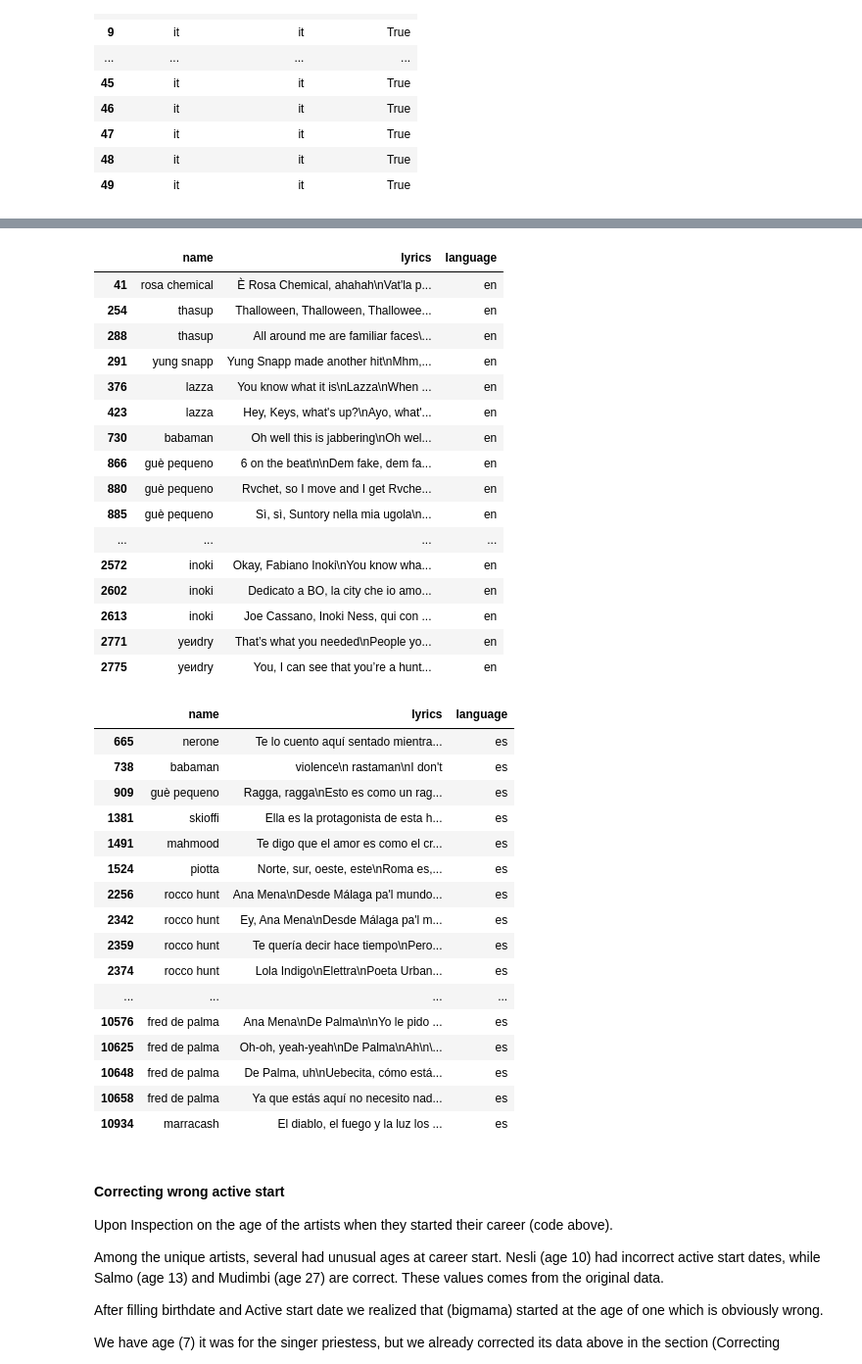
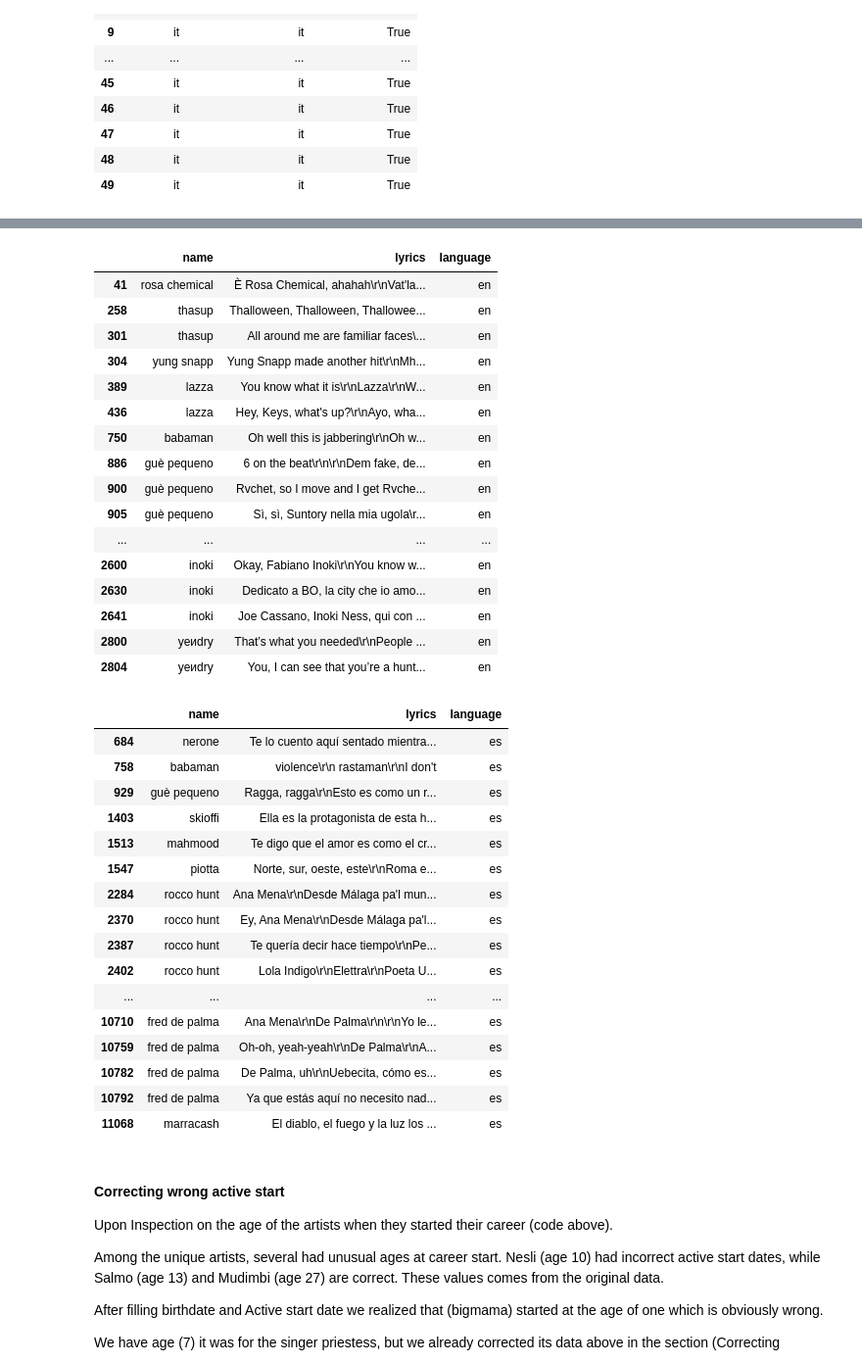
Before and after one commit to MichelaFaella/data_mining_project, a Jupyter notebook: data_cleaning_and_preparation_2.ipynb, the cells around one changed output, grey strips where cells are left out. Shown: that part at 98% size. Saved outputs shown, nothing was run; the diff lists cells and outputs as text; code cells hidden in the pictures.

```diff
--- a/data_cleaning_and_preparation_2.ipynb
+++ b/data_cleaning_and_preparation_2.ipynb
@@ -1202,47 +1188,47 @@ display(df.loc[df['language']== "en", ['full_title', 'lyrics', 'language',]].hea
 # %%
-df.loc[[41, 291, 376, 730, 866, 880, 885, 952, 963, 1006, 1035, 1049, 1061, 1065, 1194, 1264, 1285, 1483,1722, 1735, 1842, 1945, 2500, 2557,2572, 2602, 2904, 2963, 3007, 3017, 3034, 3045,3069,3096, 3266, 3404, 3503, 3516, 3924, 4301, 4367,4886, 5003, 5005, 5007, 5008, 5034, 5050, 5053, 5069, 5076, 5081, 5234, 6777,7474, 7720, 8967, 8981, 9214, 9229, 9727, 9920, 9985, 10432], "predicted_language"] = "it"
+df.loc[[41, 291, 376, 730, 866, 880, 885, 952, 963, 1006, 1035, 1049, 1061, 1065, 1194, 1264, 1285, 1483,1722, 1735, 1842, 1945, 2500, 2557,2572, 2602, 2904, 2963, 3007, 3017, 3034, 3045,3069,3096, 3266, 3404, 3503, 3924, 4301, 4367,4886, 5003, 5005, 5007, 5008, 5034, 5050, 5069, 5076, 5081, 5234, 6777,7474, 7720, 8967, 8981, 9214, 9229, 9727, 9920, 9985, 10432], "predicted_language"] = "it"
 
 display(df.loc[df['language']== "en", ['name', 'lyrics', 'language',]].head(50))
 # %% [output]
 |  | name | lyrics | language |
-| 41 | rosa chemical | È Rosa Chemical, ahahah\nVat'la p... | en |
-| 254 | thasup | Thalloween, Thalloween, Thallowee... | en |
-| 288 | thasup | All around me are familiar faces\... | en |
-| 291 | yung snapp | Yung Snapp made another hit\nMhm,... | en |
-| 376 | lazza | You know what it is\nLazza\nWhen ... | en |
-| 423 | lazza | Hey, Keys, what's up?\nAyo, what'... | en |
-| 730 | babaman | Oh well this is jabbering\nOh wel... | en |
-| 866 | guè pequeno | 6 on the beat\n\nDem fake, dem fa... | en |
-| 880 | guè pequeno | Rvchet, so I move and I get Rvche... | en |
-| 885 | guè pequeno | Sì, sì, Suntory nella mia ugola\n... | en |
+| 41 | rosa chemical | È Rosa Chemical, ahahah\r\nVat'la... | en |
+| 258 | thasup | Thalloween, Thalloween, Thallowee... | en |
+| 301 | thasup | All around me are familiar faces\... | en |
+| 304 | yung snapp | Yung Snapp made another hit\r\nMh... | en |
+| 389 | lazza | You know what it is\r\nLazza\r\nW... | en |
+| 436 | lazza | Hey, Keys, what's up?\r\nAyo, wha... | en |
+| 750 | babaman | Oh well this is jabbering\r\nOh w... | en |
+| 886 | guè pequeno | 6 on the beat\r\n\r\nDem fake, de... | en |
+| 900 | guè pequeno | Rvchet, so I move and I get Rvche... | en |
+| 905 | guè pequeno | Sì, sì, Suntory nella mia ugola\r... | en |
 | ... | ... | ... | ... |
-| 2572 | inoki | Okay, Fabiano Inoki\nYou know wha... | en |
-| 2602 | inoki | Dedicato a BO, la city che io amo... | en |
-| 2613 | inoki | Joe Cassano, Inoki Ness, qui con ... | en |
-| 2771 | yeиdry | That’s what you needed\nPeople yo... | en |
-| 2775 | yeиdry | You, I can see that you’re a hunt... | en |
+| 2600 | inoki | Okay, Fabiano Inoki\r\nYou know w... | en |
+| 2630 | inoki | Dedicato a BO, la city che io amo... | en |
+| 2641 | inoki | Joe Cassano, Inoki Ness, qui con ... | en |
+| 2800 | yeиdry | That’s what you needed\r\nPeople ... | en |
+| 2804 | yeиdry | You, I can see that you’re a hunt... | en |
 # %%
 df.loc[[3601], "predicted_language"] = "it"
 
 display(df.loc[df['language']== "es", ['name', 'lyrics', 'language',]].head(50))
 # %% [output]
 |  | name | lyrics | language |
-| 665 | nerone | Te lo cuento aquí sentado mientra... | es |
-| 738 | babaman | violence\n rastaman\nI don't | es |
-| 909 | guè pequeno | Ragga, ragga\nEsto es como un rag... | es |
-| 1381 | skioffi | Ella es la protagonista de esta h... | es |
-| 1491 | mahmood | Te digo que el amor es como el cr... | es |
-| 1524 | piotta | Norte, sur, oeste, este\nRoma es,... | es |
-| 2256 | rocco hunt | Ana Mena\nDesde Málaga pa'l mundo... | es |
-| 2342 | rocco hunt | Ey, Ana Mena\nDesde Málaga pa'l m... | es |
-| 2359 | rocco hunt | Te quería decir hace tiempo\nPero... | es |
-| 2374 | rocco hunt | Lola Indigo\nElettra\nPoeta Urban... | es |
+| 684 | nerone | Te lo cuento aquí sentado mientra... | es |
+| 758 | babaman | violence\r\n rastaman\r\nI don't | es |
+| 929 | guè pequeno | Ragga, ragga\r\nEsto es como un r... | es |
+| 1403 | skioffi | Ella es la protagonista de esta h... | es |
+| 1513 | mahmood | Te digo que el amor es como el cr... | es |
+| 1547 | piotta | Norte, sur, oeste, este\r\nRoma e... | es |
+| 2284 | rocco hunt | Ana Mena\r\nDesde Málaga pa'l mun... | es |
+| 2370 | rocco hunt | Ey, Ana Mena\r\nDesde Málaga pa'l... | es |
+| 2387 | rocco hunt | Te quería decir hace tiempo\r\nPe... | es |
+| 2402 | rocco hunt | Lola Indigo\r\nElettra\r\nPoeta U... | es |
 | ... | ... | ... | ... |
-| 10576 | fred de palma | Ana Mena\nDe Palma\n\nYo le pido ... | es |
-| 10625 | fred de palma | Oh-oh, yeah-yeah\nDe Palma\nAh\n\... | es |
-| 10648 | fred de palma | De Palma, uh\nUebecita, cómo está... | es |
-| 10658 | fred de palma | Ya que estás aquí no necesito nad... | es |
-| 10934 | marracash | El diablo, el fuego y la luz los ... | es |
+| 10710 | fred de palma | Ana Mena\r\nDe Palma\r\n\r\nYo le... | es |
+| 10759 | fred de palma | Oh-oh, yeah-yeah\r\nDe Palma\r\nA... | es |
+| 10782 | fred de palma | De Palma, uh\r\nUebecita, cómo es... | es |
+| 10792 | fred de palma | Ya que estás aquí no necesito nad... | es |
+| 11068 | marracash | El diablo, el fuego y la luz los ... | es |
 # %% [markdown]
 #### Correcting wrong active start
 Upon Inspection on the age of the artists when they started their career (code above).
```
Also changed, not shown: parts of 41 cells of this notebook, 1 other file.
